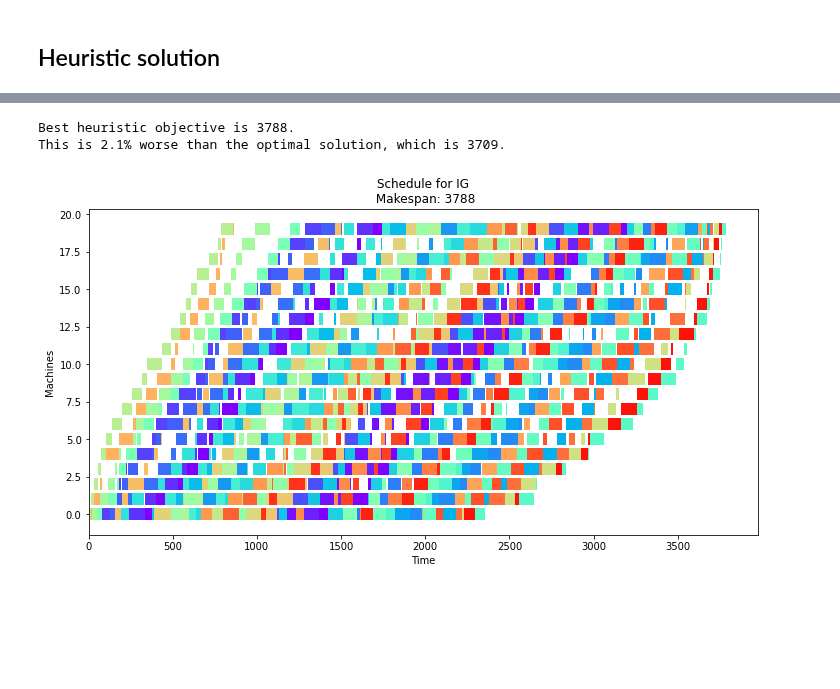
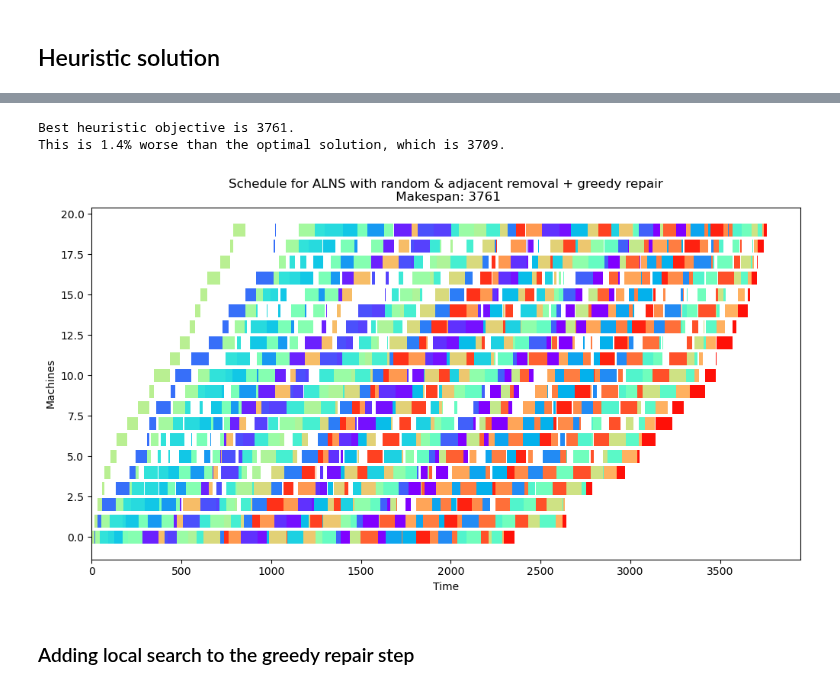
Before and after one commit to N-Wouda/ALNS, a Jupyter notebook: docs/source/examples/permutation_flow_shop_problem.ipynb, the cells around one changed output, grey strips where cells are left out. Saved outputs shown, nothing was run; the diff lists cells and outputs as text; code cells hidden in the pictures; blank space fills up the shorter version.

```diff
--- a/docs/source/examples/permutation_flow_shop_problem.ipynb
+++ b/docs/source/examples/permutation_flow_shop_problem.ipynb
@@ -208,7 +204,7 @@ The NEH heuristic, i.e., to order jobs in non-decreasing order of processing tim
 def greedy_repair(state: Solution, rnd_state, **kwargs) -> Solution:
     """
     Greedily insert the unassigned jobs back into the schedule. The jobs are
-    inserted in non-dcreasing order of total processing times.
+    inserted in non-decreasing order of total processing times.
     """
     state.unassigned.sort(key=lambda j: sum(data.processing_times[:, j]))
 
@@ -293,0 +256,11 @@ alns.add_repair_operator(greedy_repair_then_local_search)
+# %%
+ITERS = 8000
+
+init = NEH(data.processing_times)
+select = AlphaUCB(
+    scores=[5, 2, 1, 0.5],
+    alpha=0.10,
+    num_destroy=len(alns.destroy_operators),
+    num_repair=len(alns.repair_operators),
+)
+stop = MaxIterations(ITERS)
@@ -294,14 +275,2 @@ alns.add_repair_operator(greedy_repair_then_local_search)
 # %%
-ITERS = 30
-
-init = NEH(data.processing_times)
-select = AlphaUCB(
-    scores=[5, 2, 1, 0.5],
-    alpha=0.10,
-    num_destroy=len(alns.destroy_operators),
-    num_repair=len(alns.repair_operators),
-)
-accept = RecordToRecordTravel.autofit(init.objective(), 0.03, 0, ITERS)
-stop = MaxIterations(ITERS)
-
-result = alns.iterate(init, select, accept, stop)
+accept = SimulatedAnnealing.autofit(init.objective(), 0.02, 0.50, ITERS)
@@ -313,9 +289,11 @@ pct_diff = 100 * (objective - data.bkv) / bkv
 print(f"Best heuristic objective is {objective}.")
 print(f"This is {pct_diff:.1f}% worse than the optimal solution, which is {bkv}.")
 # %% [output]
-Best heuristic objective is 3788.
-This is 2.1% worse than the optimal solution, which is 3709.
+Best heuristic objective is 3761.
+This is 1.4% worse than the optimal solution, which is 3709.
 # %%
-plot(result.best_state.schedule, "IG")
+plot(result.best_state.schedule, "ALNS with random & adjacent removal + greedy repair")
 # %% [output]
-[figure, old version]
+[figure, new version]
+# %% [markdown]
+### Adding local search to the greedy repair step
```
Also changed, not shown: parts of 32 cells of this notebook.
